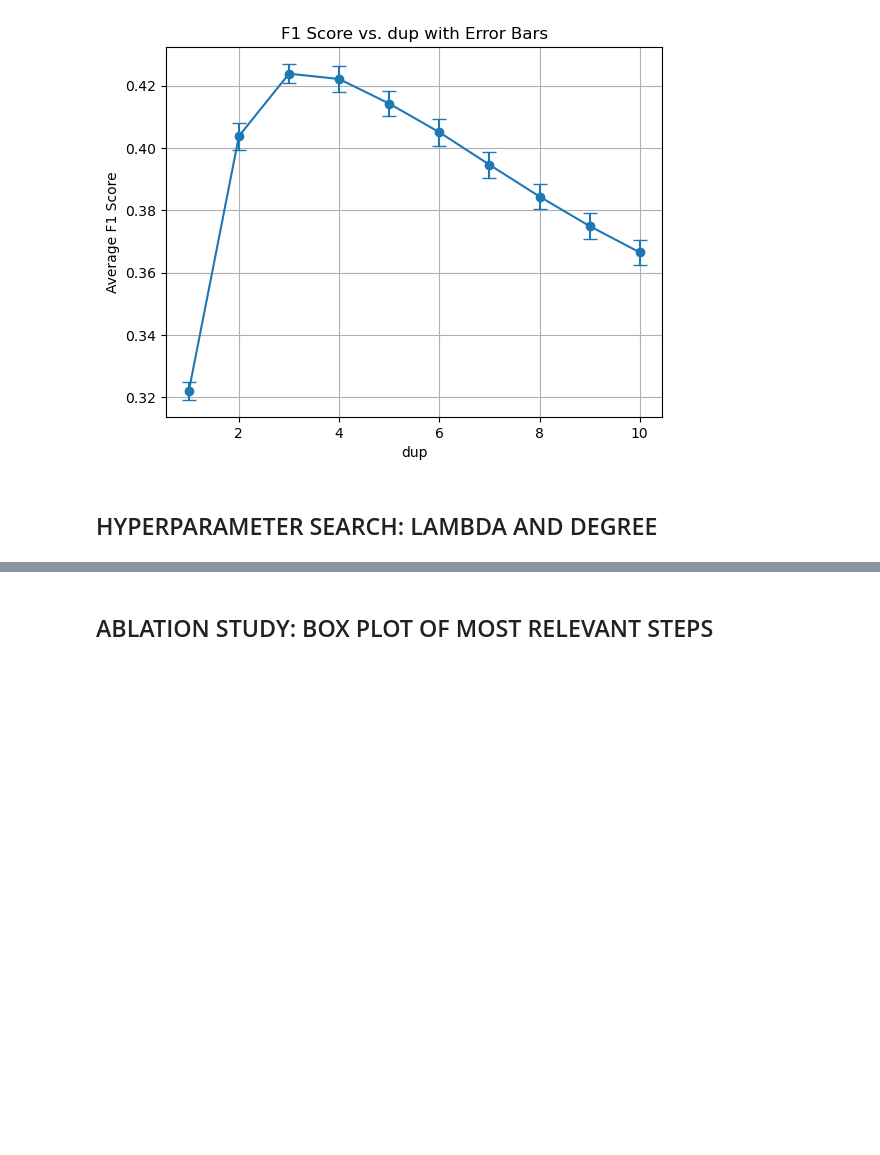
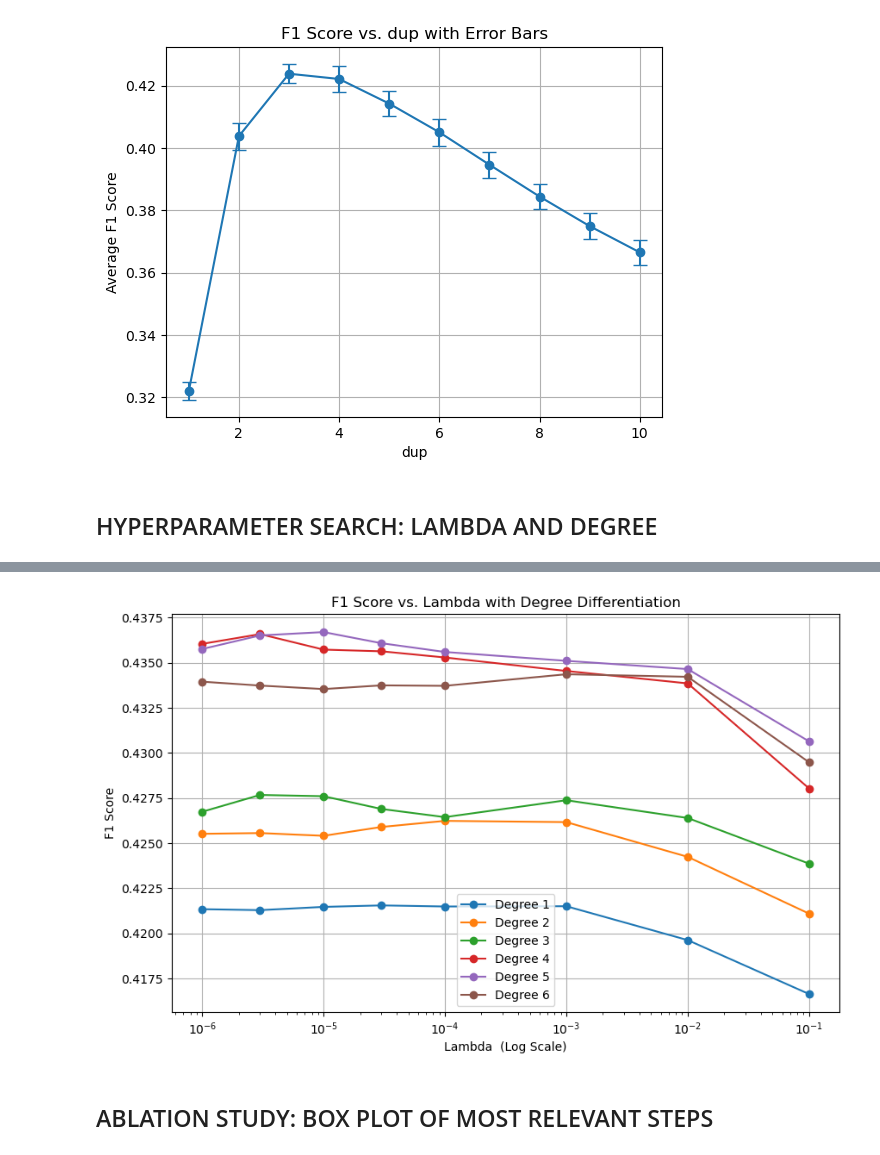
Before and after one commit to epfml/ml-project-1-apashe, a Jupyter notebook: plots.ipynb, the cells around one changed output, grey strips where cells are left out. Cells and saved outputs as stored; diff of their text form; code cells hidden in the pictures; blank space fills up the shorter version.

```diff
--- a/plots.ipynb
+++ b/plots.ipynb
@@ -174,29 +192,34 @@ for i, result in enumerate(top_10_results[:10]):
 # %%
 """PLOTTING F1 VS LAMBDA WITH DEGRES DIFFERENTIATION"""
-
-# 'top_10_results' contains the results
+# Assuming 'top_10_results' contains the results
 lambdas = [result['Lambda'] for result in top_10_results]
 f1_scores = [result['F1 Score'] for result in top_10_results]
 degrees = [result['Degree'] for result in top_10_results]
 
 # Sort the results by lambda for connected lines
 sorted_indices = np.argsort(lambdas)
 lambdas = np.array(lambdas)[sorted_indices]
 f1_scores = np.array(f1_scores)[sorted_indices]
 degrees = np.array(degrees)[sorted_indices]
 
 # Create a semilog plot with lambda on the x-axis and F1 score on the y-axis
 plt.figure(figsize=(10, 6))
+
+# Exclude the last degree (degree 7)
+exclude_degree = 7
 for degree in set(degrees):
-    degree_indices = np.where(degrees == degree)
-    plt.semilogx(lambdas[degree_indices], f1_scores[degree_indices], marker='o', label=f'Degree {degree}')
+    if degree != exclude_degree:
+        degree_indices = np.where(degrees == degree)
+        plt.semilogx(lambdas[degree_indices], f1_scores[degree_indices], marker='o', label=f'Degree {degree}')
 
 plt.xlabel('Lambda  (Log Scale)')
 plt.ylabel('F1 Score')
-plt.title('F1 Score vs. Lambda (Semilogarithmic Scale) with Degree Differentiation')
+plt.title('F1 Score vs. Lambda with Degree Differentiation')
 plt.grid(True)
 plt.legend()
 plt.show()
+# %% [output]
+[figure, added]
 # %% [markdown]
 ## ABLATION STUDY: BOX PLOT OF MOST RELEVANT STEPS
 # %%
```
Also changed, not shown: parts of 1 cell of this notebook.
